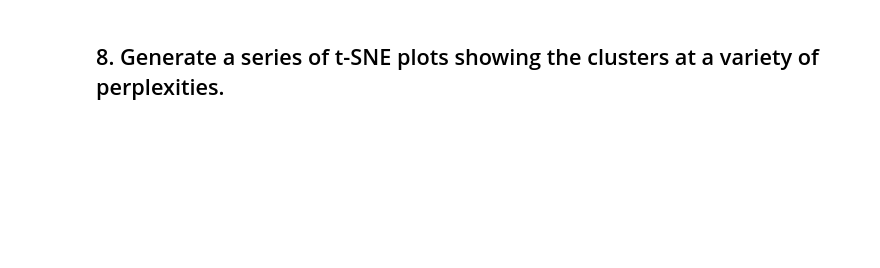
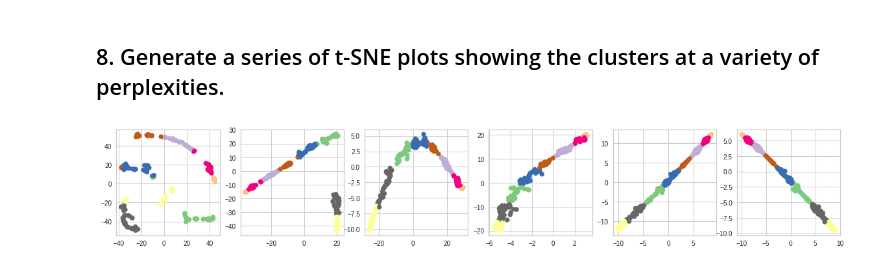
Before and after one commit to ironhack-datalabs/datamad0819, a Jupyter notebook: module-3/lab-unsupervised-learning-evaluation/your-code/main.ipynb, the cells around one changed output. Saved outputs shown, nothing was run; the diff lists cells and outputs as text; code cells hidden in the pictures; blank space fills up the shorter version.

```diff
--- a/module-3/lab-unsupervised-learning-evaluation/your-code/main.ipynb
+++ b/module-3/lab-unsupervised-learning-evaluation/your-code/main.ipynb
@@ -123,2 +114,12 @@ plt.scatter(X['labels'],X.malic_acid)
 # %% [markdown]
 ## 8. Generate a series of t-SNE plots showing the clusters at a variety of perplexities.
+# %%
+from sklearn.manifold import TSNE
+perplexitys=[5,12,19,26,33,40]
+fig, axes = plt.subplots(nrows=1, ncols=6, figsize=(20, 3))
+for i in range(6):
+    X_embedded = pd.DataFrame(TSNE(n_components=2,perplexity=perplexitys[i]).fit_transform(X))
+    X_embedded['labels']=principalComponents['labels']
+    axes[i].scatter(X_embedded[0],X_embedded[1],c=X_embedded['labels'],cmap='Accent')
+# %% [output]
+[figure, added]
```
Also changed, not shown: parts of 6 cells of this notebook.
